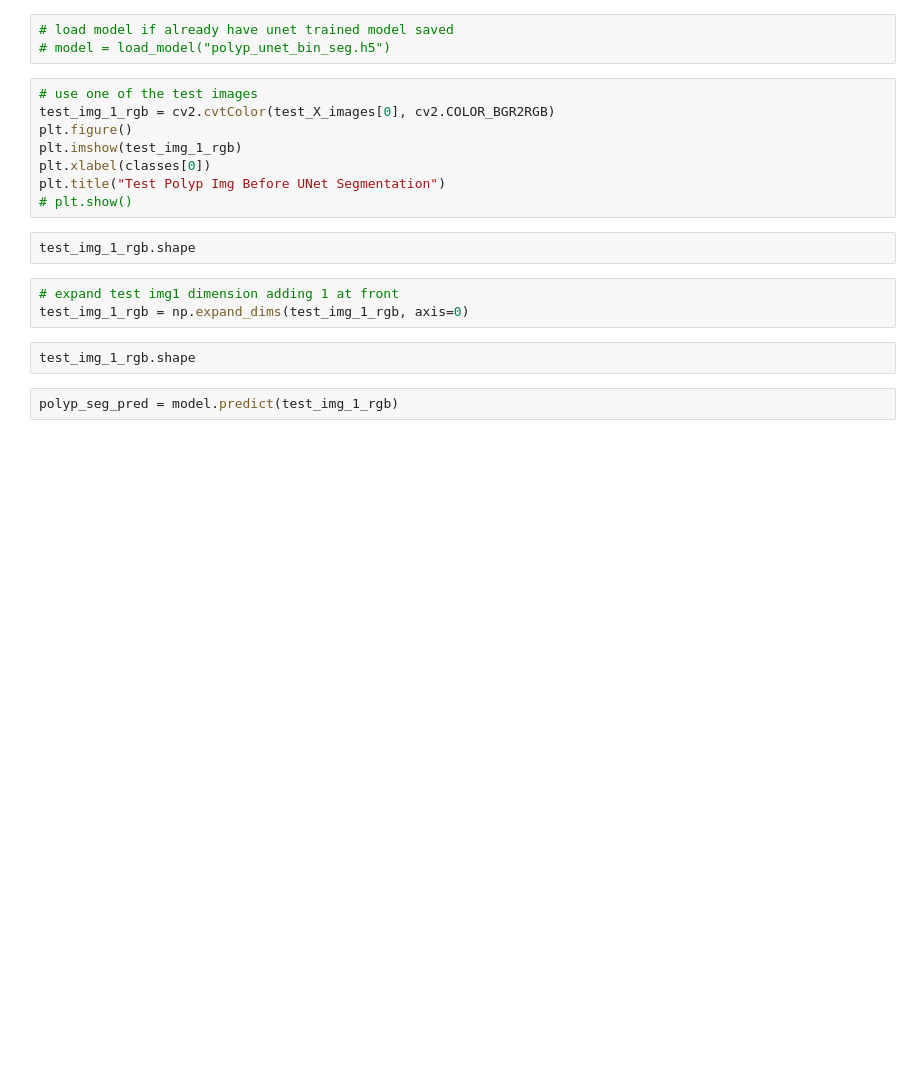
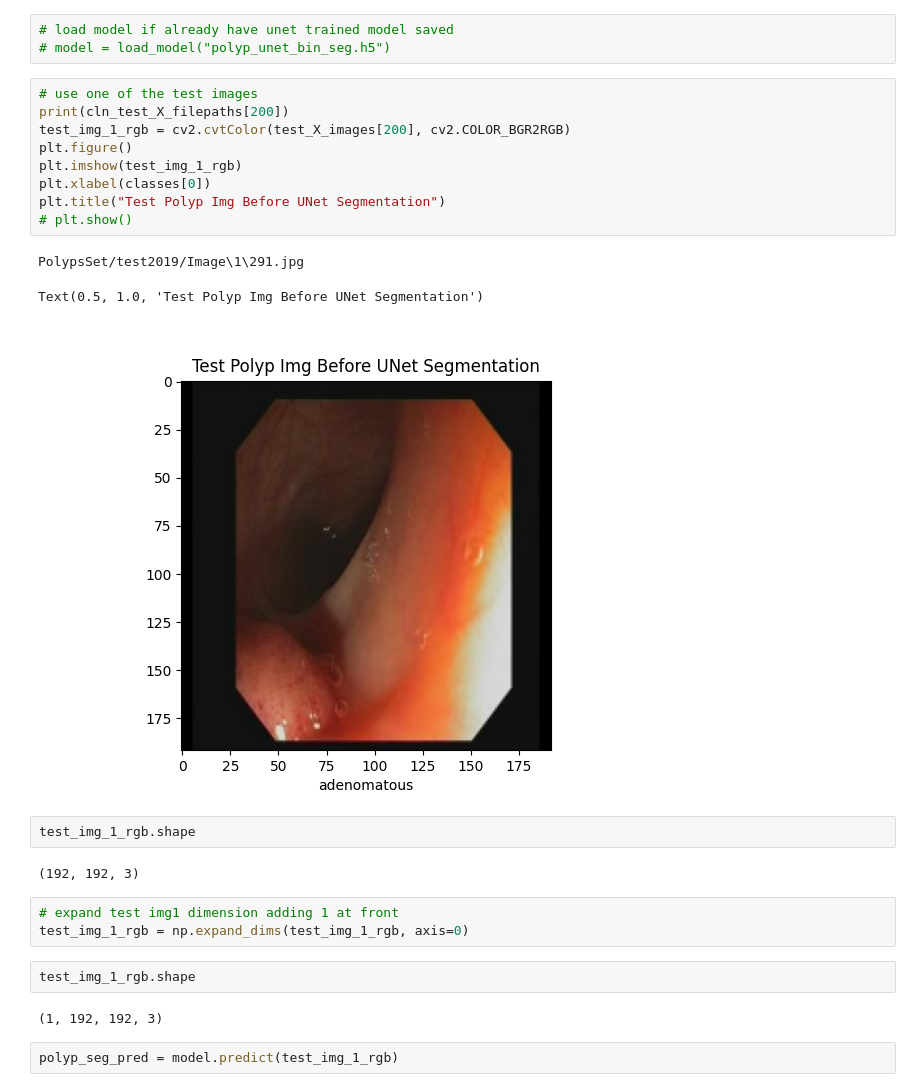
Before and after one commit to shreyahunur/Lesion-Detection, a Jupyter notebook: Notebooks/UNet_Polyp_Segmentation.ipynb, the cells around one changed output. Saved outputs shown, nothing was run; the diff lists cells and outputs as text; blank space fills up the shorter version.

```diff
--- a/Notebooks/UNet_Polyp_Segmentation.ipynb
+++ b/Notebooks/UNet_Polyp_Segmentation.ipynb
@@ -869,19 +604,28 @@ plt.show()
 # model = load_model("polyp_unet_bin_seg.h5")
 # %%
 # use one of the test images
-test_img_1_rgb = cv2.cvtColor(test_X_images[0], cv2.COLOR_BGR2RGB)
+print(cln_test_X_filepaths[200])
+test_img_1_rgb = cv2.cvtColor(test_X_images[200], cv2.COLOR_BGR2RGB)
 plt.figure()
 plt.imshow(test_img_1_rgb)
 plt.xlabel(classes[0])
 plt.title("Test Polyp Img Before UNet Segmentation")
 # plt.show()
+# %% [output]
+PolypsSet/test2019/Image\1\291.jpg
+Text(0.5, 1.0, 'Test Polyp Img Before UNet Segmentation')
+[figure, added]
 # %%
 test_img_1_rgb.shape
+# %% [output]
+(192, 192, 3)
 # %%
 # expand test img1 dimension adding 1 at front
 test_img_1_rgb = np.expand_dims(test_img_1_rgb, axis=0)
 # %%
 test_img_1_rgb.shape
+# %% [output]
+(1, 192, 192, 3)
 # %%
 polyp_seg_pred = model.predict(test_img_1_rgb)
 # %%
```
Also changed, not shown: parts of 27 cells of this notebook, 1 other file.
